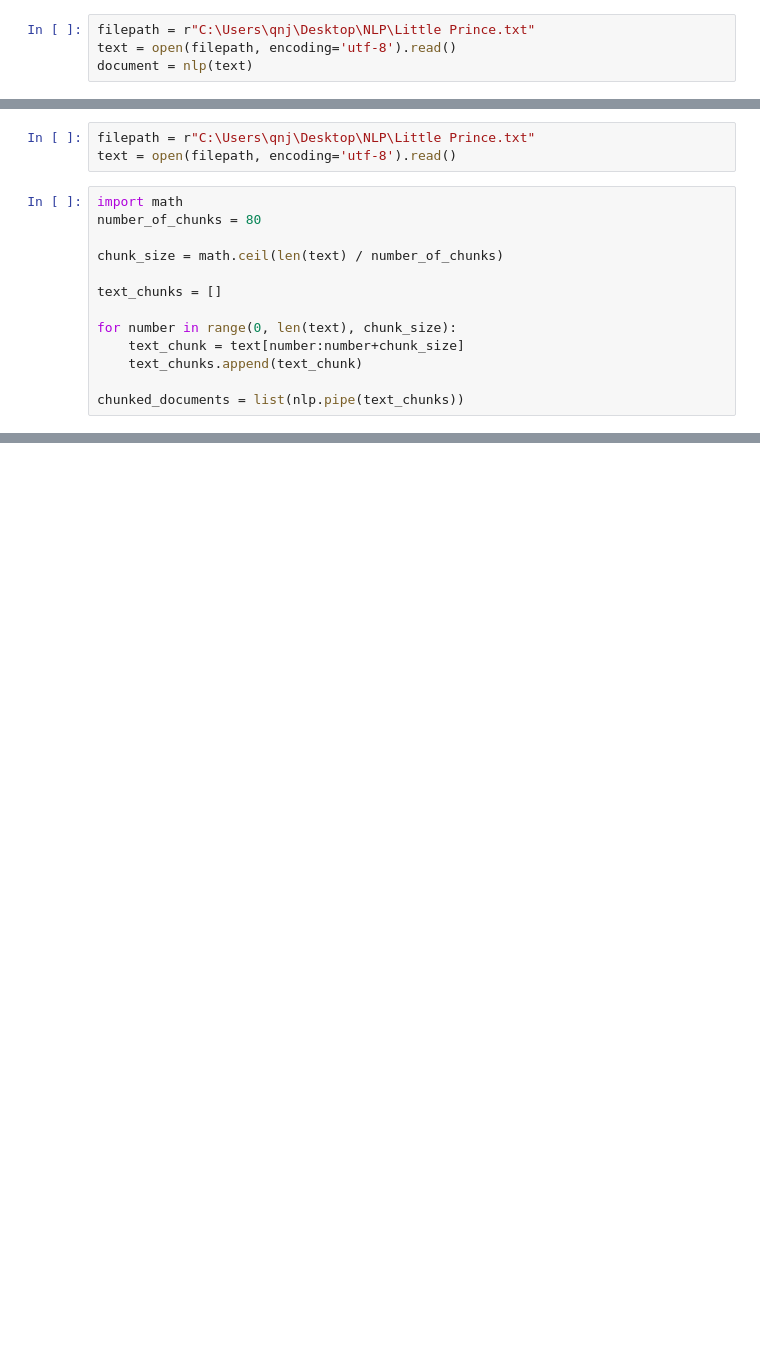
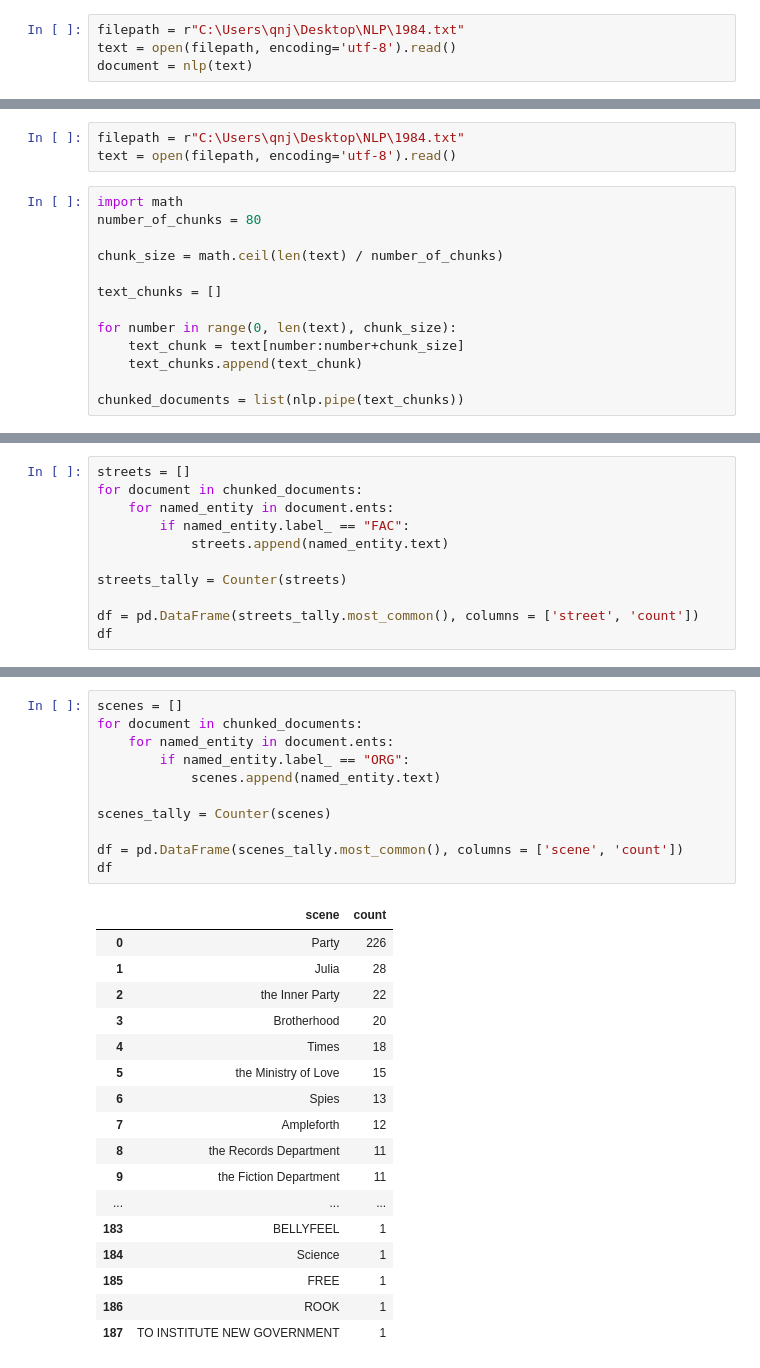
Before and after one commit to JunlingZhuang/hume_-ai-emotion, a Jupyter notebook: 2025.05.09 Test/Entity Modeling.ipynb, the cells around one changed output, grey strips where cells are left out. Cells and saved outputs as stored; diff of their text form; blank space fills up the shorter version.

```diff
--- a/2025.05.09 Test/Entity Modeling.ipynb
+++ b/2025.05.09 Test/Entity Modeling.ipynb
@@ -17,7 +17,7 @@ pd.options.display.max_colwidth = 400
 import en_core_web_sm
 nlp = en_core_web_sm.load()
 # %%
-filepath = r"C:\Users\qnj\Desktop\NLP\Little Prince.txt"
+filepath = r"C:\Users\qnj\Desktop\NLP\1984.txt"
 text = open(filepath, encoding='utf-8').read()
 document = nlp(text)
 # %%
@@ -84,5 +68,5 @@ African NORP
 # %%
-filepath = r"C:\Users\qnj\Desktop\NLP\Little Prince.txt"
+filepath = r"C:\Users\qnj\Desktop\NLP\1984.txt"
 text = open(filepath, encoding='utf-8').read()
 # %%
 import math
@@ -148,0 +143,11 @@ print(df)
+# %%
+streets = []
+for document in chunked_documents:
+    for named_entity in document.ents:
+        if named_entity.label_ == "FAC":
+            streets.append(named_entity.text)
+
+streets_tally = Counter(streets)
+
+df = pd.DataFrame(streets_tally.most_common(), columns = ['street', 'count'])
+df
@@ -148,0 +168,29 @@ print(df)
+# %%
+scenes = []
+for document in chunked_documents:
+    for named_entity in document.ents:
+        if named_entity.label_ == "ORG":
+            scenes.append(named_entity.text)
+
+scenes_tally = Counter(scenes)
+
+df = pd.DataFrame(scenes_tally.most_common(), columns = ['scene', 'count'])
+df
+# %% [output]
+|  | scene | count |
+| 0 | Party | 226 |
+| 1 | Julia | 28 |
+| 2 | the Inner Party | 22 |
+| 3 | Brotherhood | 20 |
+| 4 | Times | 18 |
+| 5 | the Ministry of Love | 15 |
+| 6 | Spies | 13 |
+| 7 | Ampleforth | 12 |
+| 8 | the Records Department | 11 |
+| 9 | the Fiction Department | 11 |
+| ... | ... | ... |
+| 183 | BELLYFEEL | 1 |
+| 184 | Science | 1 |
+| 185 | FREE | 1 |
+| 186 | ROOK | 1 |
+| 187 | TO INSTITUTE NEW GOVERNMENT | 1 |
```
Also changed, not shown: parts of 6 cells of this notebook.
